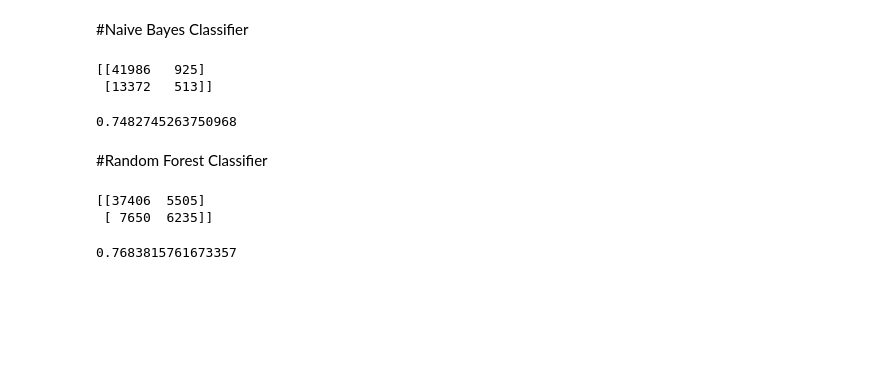
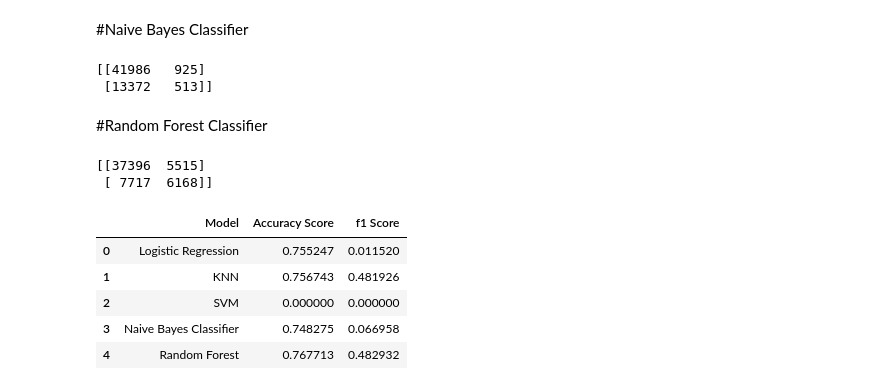
Before and after one commit to kshashank03/data-science-projects, a Jupyter notebook: Classification_Models/detecting_heavy_drinking_using_motion_data.ipynb, the cells around one changed output. Cells and saved outputs as stored; diff of their text form; code cells hidden in the pictures; blank space fills up the shorter version.

```diff
--- a/Classification_Models/detecting_heavy_drinking_using_motion_data.ipynb
+++ b/Classification_Models/detecting_heavy_drinking_using_motion_data.ipynb
@@ -357,11 +363,13 @@ y_pred = gnb.predict(x_test)
 from sklearn.metrics import confusion_matrix, accuracy_score
 cm = confusion_matrix(y_test, y_pred)
 print(cm)
-accuracy_score(y_test, y_pred)
+evaluation_metrics.iloc[3, 1] =  accuracy_score(y_test, y_pred)
+
+from sklearn.metrics import f1_score
+evaluation_metrics.iloc[3, 2] =  f1_score(y_test, y_pred)
 # %% [output]
 [[41986   925]
  [13372   513]]
-0.7482745263750968
 # %% [markdown]
 #Random Forest Classifier
 # %%
@@ -376,8 +384,19 @@ y_pred = rfc.predict(x_test)
 from sklearn.metrics import confusion_matrix, accuracy_score
 cm = confusion_matrix(y_test, y_pred)
 print(cm)
-accuracy_score(y_test, y_pred)
+evaluation_metrics.iloc[4, 1] =  accuracy_score(y_test, y_pred)
+
+from sklearn.metrics import f1_score
+evaluation_metrics.iloc[4, 2] =  f1_score(y_test, y_pred)
 # %% [output]
-[[37406  5505]
- [ 7650  6235]]
+[[37396  5515]
+ [ 7717  6168]]
-0.7683815761673357
+# %%
+evaluation_metrics
+# %% [output]
+|  | Model | Accuracy Score | f1 Score |
+| 0 | Logistic Regression | 0.755247 | 0.011520 |
+| 1 | KNN | 0.756743 | 0.481926 |
+| 2 | SVM | 0.000000 | 0.000000 |
+| 3 | Naive Bayes Classifier | 0.748275 | 0.066958 |
+| 4 | Random Forest | 0.767713 | 0.482932 |
```
Also changed, not shown: parts of 6 cells of this notebook.
